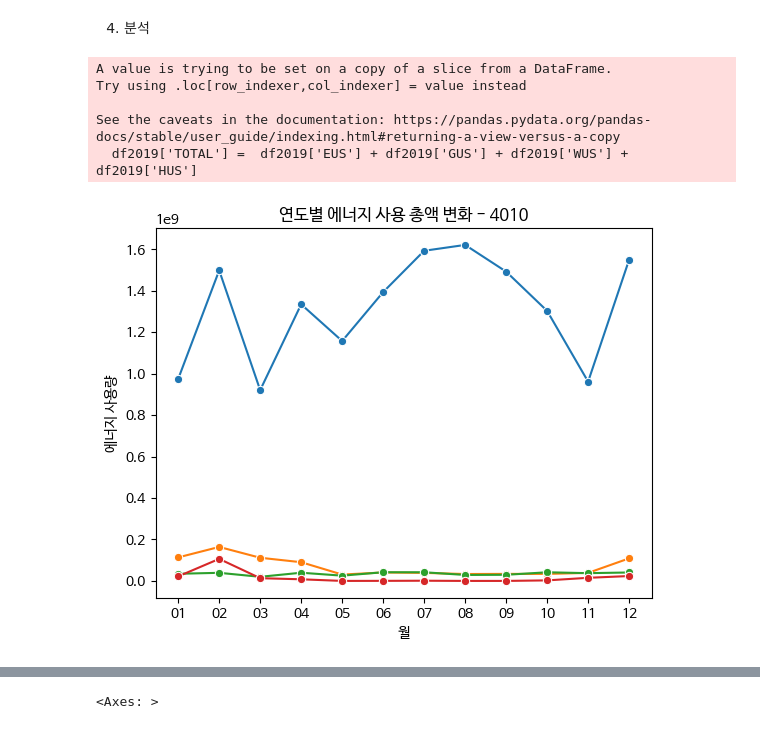
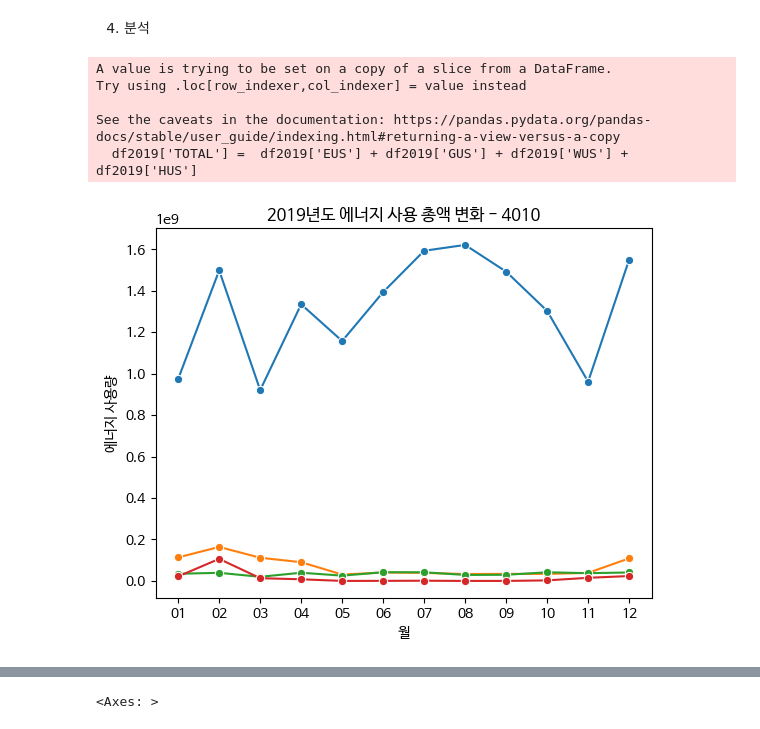
Before and after one commit to shyoonCS/DataAnalysis, a Jupyter notebook: Report202502.ipynb, the cells around one changed output, grey strips where cells are left out. Cells and saved outputs as stored; diff of their text form; code cells hidden in the pictures.

```diff
--- a/Report202502.ipynb
+++ b/Report202502.ipynb
@@ -173,30 +173,30 @@ plt.show()
 # %%
 
 df2019 = df[df['YEAR'] == '2019']
 '''
 df2019['EUS'] = pd.to_numeric(df2019['EUS'])
 df2019['GUS'] = pd.to_numeric(df2019['GUS'])
 df2019['WUS'] = pd.to_numeric(df2019['WUS'])
 df2019['HUS'] = pd.to_numeric(df2019['HUS'])
 '''
 df2019['TOTAL'] =  df2019['EUS'] + df2019['GUS'] + df2019['WUS'] + df2019['HUS']
 df2019_total = df2019.groupby('MON')[['TOTAL','EUS','GUS','WUS','HUS']].sum()
 #plt.figure(figsize=(12, 6))
 sns.lineplot(data=df2019_total, x='MON', y='EUS', marker='o')
 sns.lineplot(data=df2019_total, x='MON', y='GUS', marker='o')
 sns.lineplot(data=df2019_total, x='MON', y='WUS', marker='o')
 sns.lineplot(data=df2019_total, x='MON', y='HUS', marker='o')
-plt.title("연도별 에너지 사용 총액 변화 - 4010")
+plt.title("2019년도 에너지 사용 총액 변화 - 4010")
 plt.xlabel("월")
 plt.ylabel("에너지 사용량")
 plt.show()
 # %% [output]
 A value is trying to be set on a copy of a slice from a DataFrame.
 Try using .loc[row_indexer,col_indexer] = value instead
 
 See the caveats in the documentation: https://pandas.pydata.org/pandas-docs/stable/user_guide/indexing.html#returning-a-view-versus-a-copy
   df2019['TOTAL'] =  df2019['EUS'] + df2019['GUS'] + df2019['WUS'] + df2019['HUS']
-[figure, old version]
+[figure, new version]
 # %%
 df_total2 = df_total.drop('TOTAL', axis=1)
 df_total_sum = df_total2.sum(axis=0)
```
Also changed, not shown: parts of 8 cells of this notebook.
